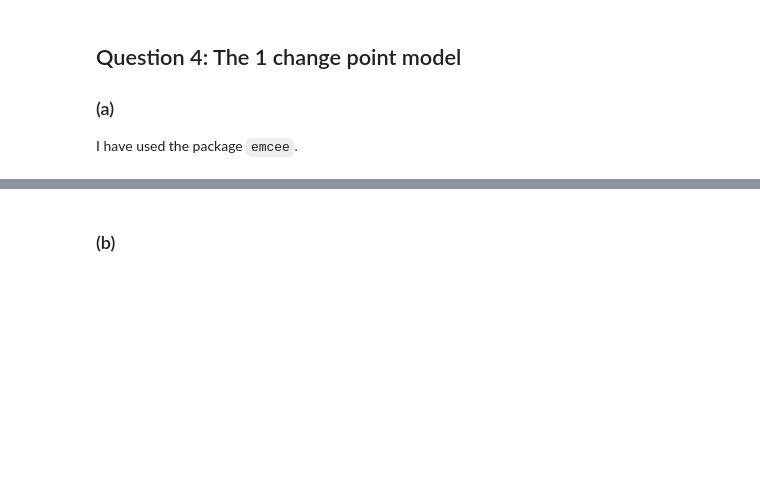
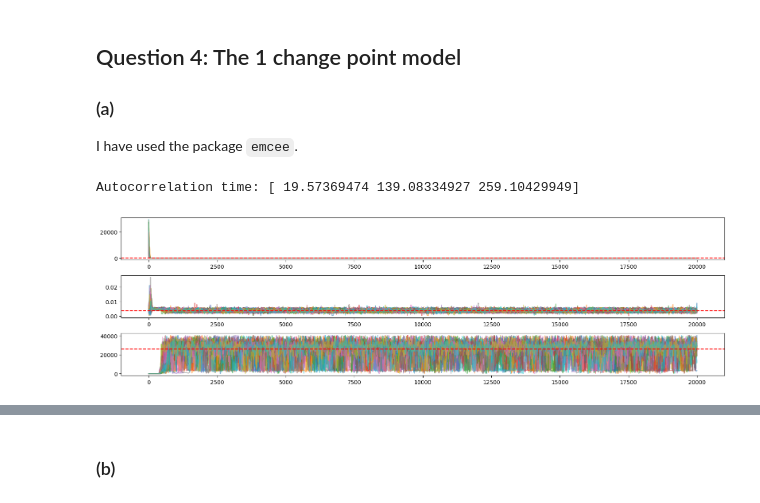
Before and after one commit to AlexBM173/apb86_S2, a Jupyter notebook: draft.ipynb, the cells around one changed output, grey strips where cells are left out. Drawn from its saved outputs; the diff is of its cells as text; code cells hidden in the pictures; blank space fills up the shorter version.

```diff
--- a/draft.ipynb
+++ b/draft.ipynb
@@ -215,7 +215,7 @@ def log_posterior(params):
 
 ndim = 3
 nwalkers = 50
-nsteps = 10000
+nsteps = 20000
 nburnin = 2000
 
 # Initialize walkers around estimated sensible values
@@ -230,4 +230,20 @@ start_pos[:, 1:] = np.abs(start_pos[:, 1:])
 
 sampler = emcee.EnsembleSampler(nwalkers, ndim, log_posterior)
 sampler.run_mcmc(start_pos, nsteps, progress=True)
-samples = sampler.get_chain(discard=nburnin, flat=True)
+autocorrtime = sampler.get_autocorr_time()
+print(f"Autocorrelation time: {autocorrtime}")
+thinning_factor = int(autocorrtime.max())
+samples = sampler.get_chain(discard=nburnin, thin=thinning_factor, flat=True)
+# %% [output]
+Autocorrelation time: [ 19.57369474 139.08334927 259.10429949]
+# %%
+# Plot unthinned chains with burn in
+plt.figure(figsize=(16,1.5*ndim))
+for n in range(ndim):
+    plt.subplot2grid((ndim, 1), (n, 0))
+    plt.plot(sampler.get_chain()[:,:,n],alpha=0.5)
+    plt.axhline(y=np.mean(samples[:, n]), color='red', linestyle='--')
+plt.tight_layout()
+plt.show()
+# %% [output]
+[figure, added]
```
Also changed, not shown: parts of 3 cells of this notebook.
